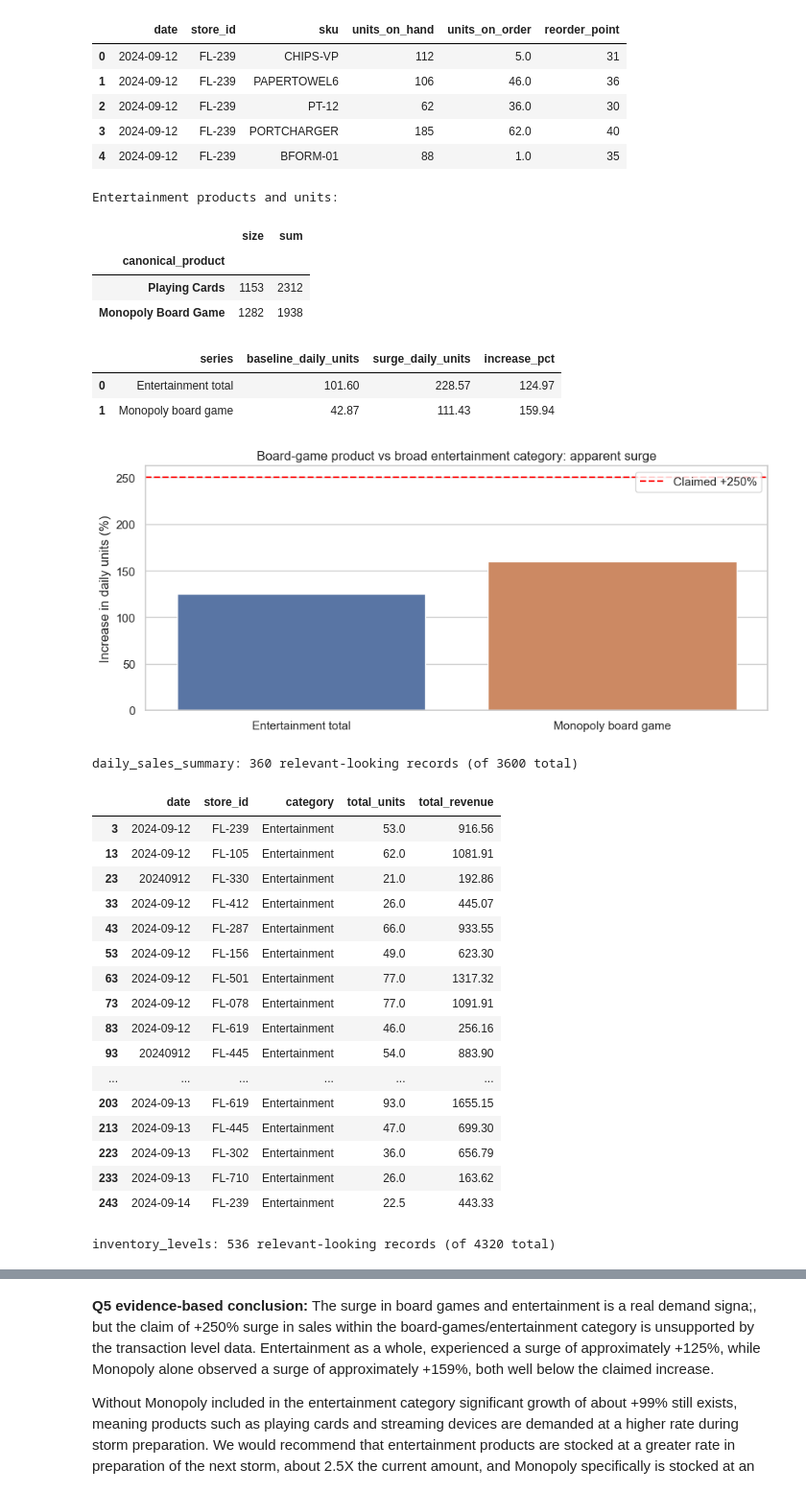
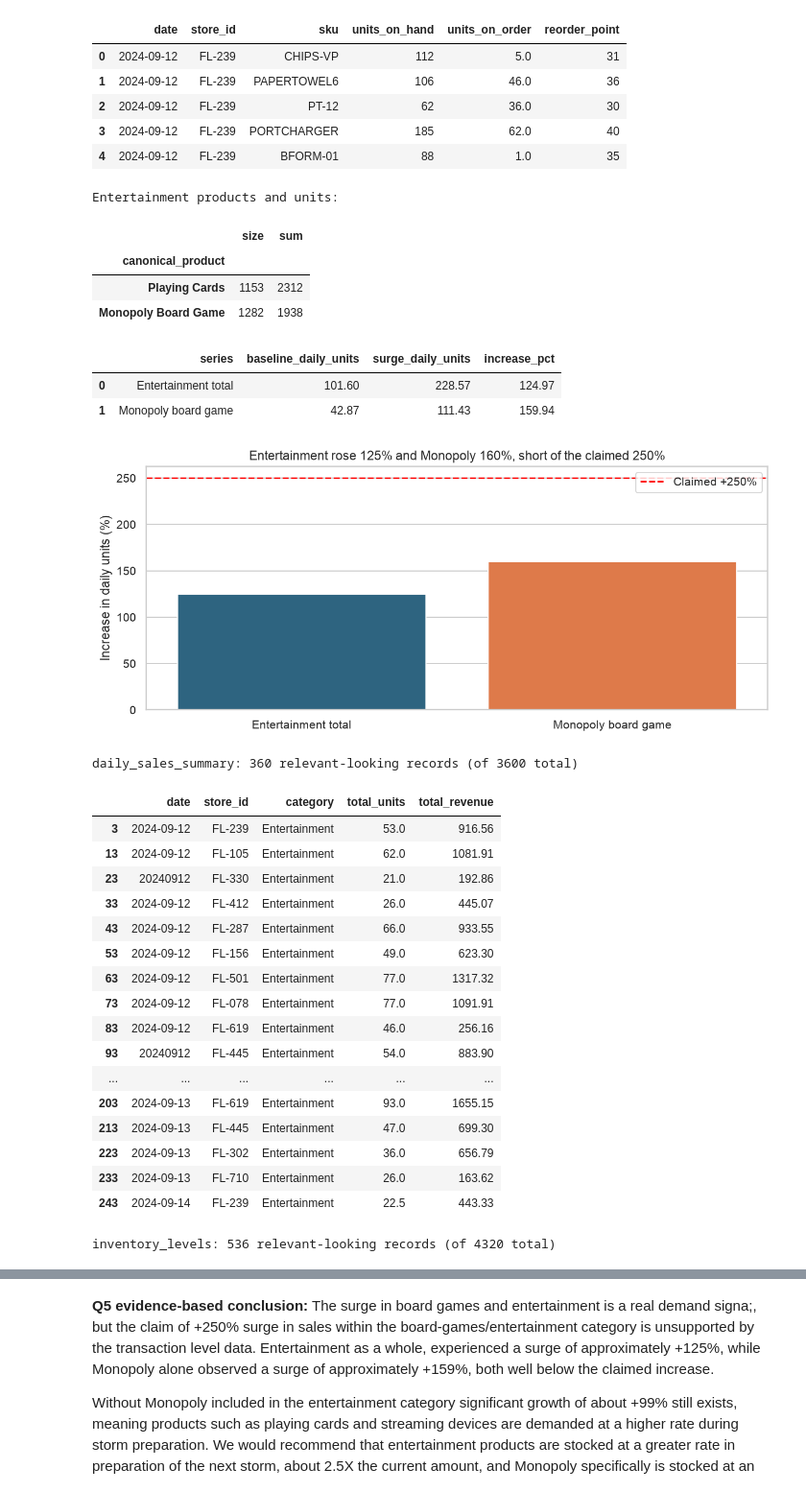
Before and after one commit to AmudhanSelvam26/ds2002_walmart_hurricane_project, a Jupyter notebook: notebooks/team_notebook.ipynb, the cells around one changed output, grey strips where cells are left out. Shown at 96% size. Cells and saved outputs as stored; diff of their text form; code cells hidden in the pictures.

Commit message:
Add message titles

```diff
--- a/notebooks/team_notebook.ipynb
+++ b/notebooks/team_notebook.ipynb
@@ -336,8 +336,13 @@ for ax, var in zip(axes, vars_weather):
                 ha='center', va='center', fontsize=8,
                 color='white' if abs(val) >= 0.55 else 'black',
             )
+    messages = {
+        'wind_speed_10m_max': 'Sales rise 1-3 days before the wind',
+        'precipitation_sum': 'Sales fall after the rain arrives',
+        'pressure_msl_mean': 'Sales rise about 2 days before pressure falls',
+    }
     ax.set(
-        title=f'{pretty[var]}: correlation with daily units in each category',
+        title=messages[var],
         xlabel='Weather days later (negative means the weather came first)',
         ylabel='Category',
     )
@@ -667,36 +672,40 @@ ent=sales[sales.canonical_category.eq('Entertainment')].copy()
 board=sales[sales.canonical_product.eq('Monopoly Board Game')].copy()
 print('Entertainment products and units:')
 display(ent.groupby('canonical_product')['quantity'].agg(['size','sum']).sort_values('sum',ascending=False))
 def period_stats(frame,label):
     daily=frame.groupby('date')['quantity'].sum().reindex(full_dates,fill_value=0)
     a=daily.loc[B0:B1].mean();z=daily.loc[S0:S1].mean()
     return {'series':label,'baseline_daily_units':a,'surge_daily_units':z,'increase_pct':100*(z/a-1) if a else np.nan}
 q5_compare=pd.DataFrame([period_stats(ent,'Entertainment total'),period_stats(board,'Monopoly board game')])
 display(q5_compare.round(2))
 fig,ax=plt.subplots(figsize=(9,4))
-sns.barplot(data=q5_compare,x='series',y='increase_pct',ax=ax)
+sns.barplot(
+    data=q5_compare, x='series', y='increase_pct', hue='series',
+    palette={'Entertainment total': '#21688D', 'Monopoly board game': '#F67132'},
+    legend=False, ax=ax,
+)
 ax.axhline(250,color='red',linestyle='--',label='Claimed +250%')
-ax.set(title='Board-game product vs broad entertainment category: apparent surge',xlabel='',ylabel='Increase in daily units (%)');ax.legend();plt.tight_layout();plt.show()
+ax.set(title=f'Entertainment rose {q5_compare.loc[0, "increase_pct"]:.0f}% and Monopoly {q5_compare.loc[1, "increase_pct"]:.0f}%, short of the claimed 250%',xlabel='',ylabel='Increase in daily units (%)');ax.legend();plt.tight_layout();plt.show()
 
 for name,df in sqlite_tables.items():
     fields=[c for c in df.columns if any(x in c.lower() for x in ['category','product','sku','item'])]
     matches=pd.Series(False,index=df.index)
     for c in fields: matches |= df[c].astype(str).str.contains('board|game|mono|entertain|card|stream',case=False,regex=True,na=False)
     hits=df.loc[matches]
     print(f'\n{name}: {len(hits)} relevant-looking records (of {len(df)} total)')
     display(hits.head(25))
 print('IMPORTANT: compare DB daily_sales_summary with transactions by matching date, store and SKU/category keys,')
 print('then examine inventory levels around the spike. The table schema above determines the exact SQL.')
 # %% [output]
 Entertainment products and units:
 |  | size | sum |
 | canonical_product |  |  |
 | Playing Cards | 1153 | 2312 |
 | Monopoly Board Game | 1282 | 1938 |
 |  | series | baseline_daily_units | surge_daily_units | increase_pct |
 | 0 | Entertainment total | 101.60 | 228.57 | 124.97 |
 | 1 | Monopoly board game | 42.87 | 111.43 | 159.94 |
-[figure, old version]
+[figure, new version]
 daily_sales_summary: 360 relevant-looking records (of 3600 total)
 |  | date | store_id | category | total_units | total_revenue |
 | 3 | 2024-09-12 | FL-239 | Entertainment | 53.0 | 916.56 |
```
Also changed, not shown: parts of 4 cells of this notebook.
